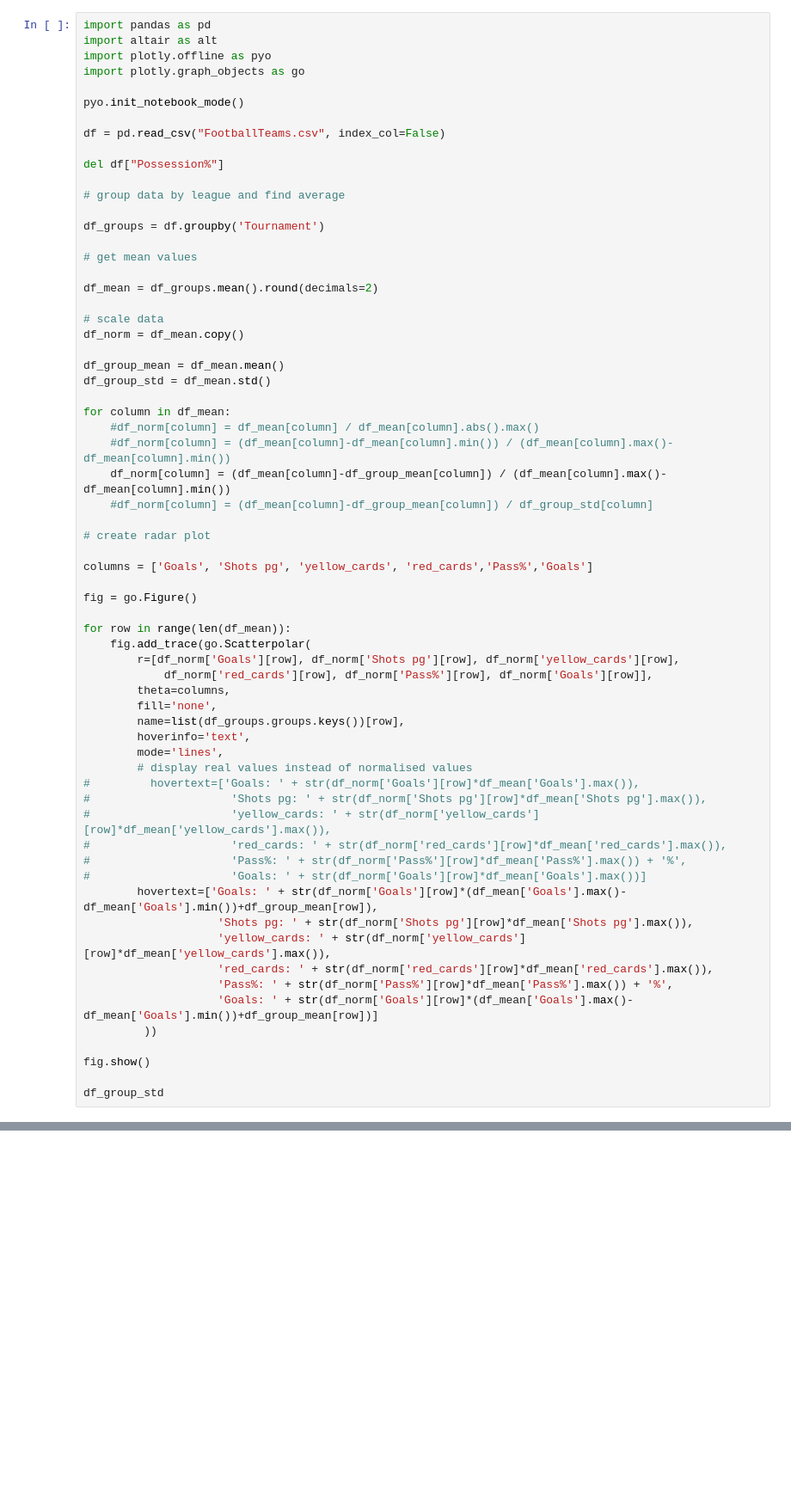
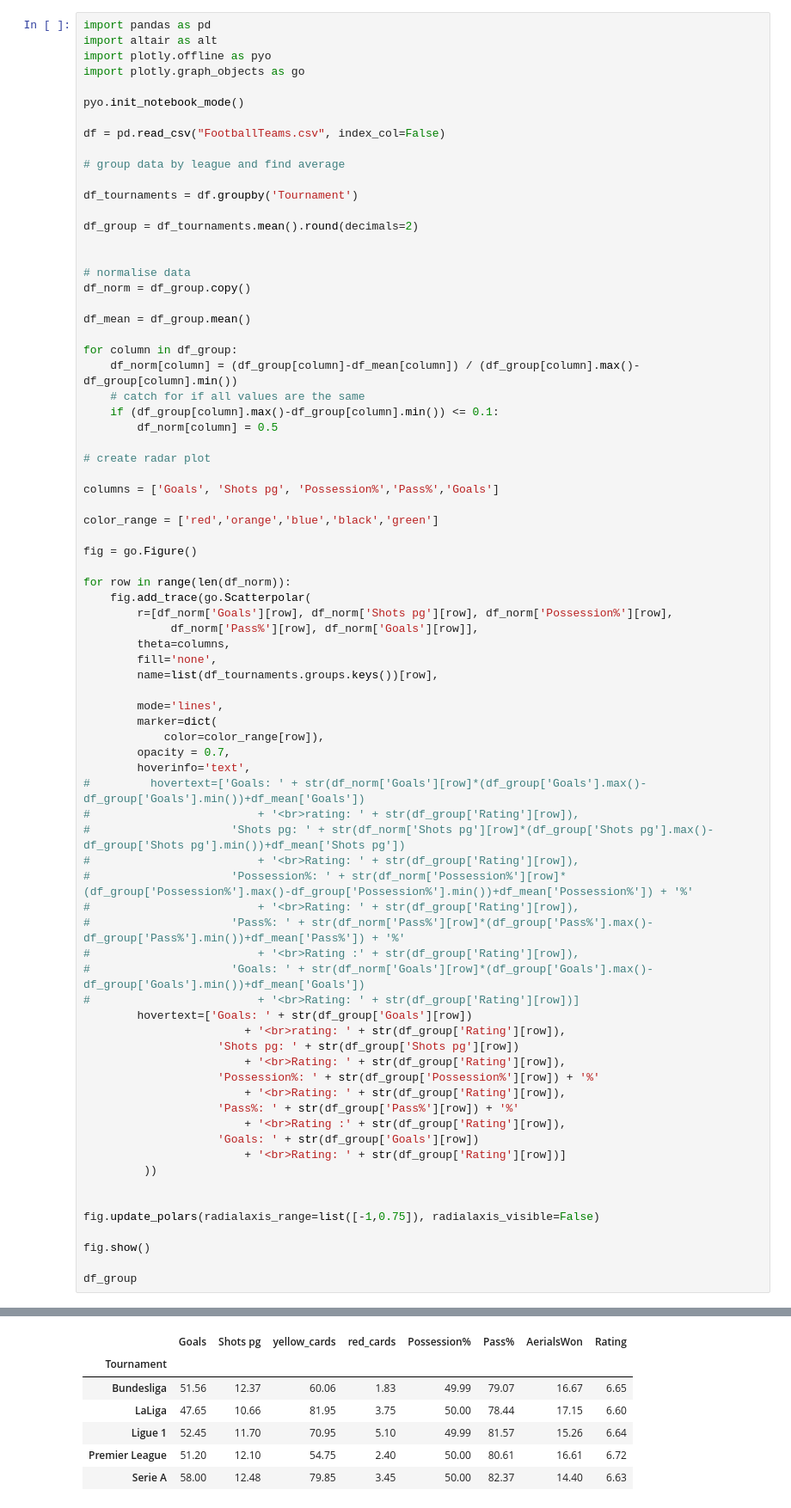
Before and after one commit to iain247/InfoVisProject, a Jupyter notebook: InfoVisProject.ipynb, the cells around one changed output, grey strips where cells are left out. Shown at 86% size. Drawn from its saved outputs; the diff is of its cells as text; blank space fills up the shorter version.

```diff
--- a/InfoVisProject.ipynb
+++ b/InfoVisProject.ipynb
@@ -69,61 +69,73 @@ pyo.init_notebook_mode()
 
 df = pd.read_csv("FootballTeams.csv", index_col=False)
 
-del df["Possession%"]
-
 # group data by league and find average
 
-df_groups = df.groupby('Tournament')
+df_tournaments = df.groupby('Tournament')
 
-# get mean values
+df_group = df_tournaments.mean().round(decimals=2)
 
-df_mean = df_groups.mean().round(decimals=2)
 
-# scale data
-df_norm = df_mean.copy()
+# normalise data
+df_norm = df_group.copy()
 
-df_group_mean = df_mean.mean()
-df_group_std = df_mean.std()
+df_mean = df_group.mean()
 
-for column in df_mean:
-    #df_norm[column] = df_mean[column] / df_mean[column].abs().max()
-    #df_norm[column] = (df_mean[column]-df_mean[column].min()) / (df_mean[column].max()-df_mean[column].min())
-    df_norm[column] = (df_mean[column]-df_group_mean[column]) / (df_mean[column].max()-df_mean[column].min())
-    #df_norm[column] = (df_mean[column]-df_group_mean[column]) / df_group_std[column]
+for column in df_group:
+    df_norm[column] = (df_group[column]-df_mean[column]) / (df_group[column].max()-df_group[column].min())
+    # catch for if all values are the same
+    if (df_group[column].max()-df_group[column].min()) <= 0.1:
+        df_norm[column] = 0.5
 
 # create radar plot
 
-columns = ['Goals', 'Shots pg', 'yellow_cards', 'red_cards','Pass%','Goals']
+columns = ['Goals', 'Shots pg', 'Possession%','Pass%','Goals']
+
+color_range = ['red','orange','blue','black','green']
 
 fig = go.Figure()
 
-for row in range(len(df_mean)):
+for row in range(len(df_norm)):
     fig.add_trace(go.Scatterpolar(
-        r=[df_norm['Goals'][row], df_norm['Shots pg'][row], df_norm['yellow_cards'][row],
-            df_norm['red_cards'][row], df_norm['Pass%'][row], df_norm['Goals'][row]],
+        r=[df_norm['Goals'][row], df_norm['Shots pg'][row], df_norm['Possession%'][row],
+             df_norm['Pass%'][row], df_norm['Goals'][row]],
         theta=columns,
         fill='none',
-        name=list(df_groups.groups.keys())[row],
+        name=list(df_tournaments.groups.keys())[row],
+
+        mode='lines',
+        marker=dict(
+            color=color_range[row]),
+        opacity = 0.7,
         hoverinfo='text',
-        mode='lines',
-        # display real values instead of normalised values
-#         hovertext=['Goals: ' + str(df_norm['Goals'][row]*df_mean['Goals'].max()),
-#                     'Shots pg: ' + str(df_norm['Shots pg'][row]*df_mean['Shots pg'].max()),
-#                     'yellow_cards: ' + str(df_norm['yellow_cards'][row]*df_mean['yellow_cards'].max()),
-#                     'red_cards: ' + str(df_norm['red_cards'][row]*df_mean['red_cards'].max()),
-#                     'Pass%: ' + str(df_norm['Pass%'][row]*df_mean['Pass%'].max()) + '%',
-#                     'Goals: ' + str(df_norm['Goals'][row]*df_mean['Goals'].max())]
-        hovertext=['Goals: ' + str(df_norm['Goals'][row]*(df_mean['Goals'].max()-df_mean['Goals'].min())+df_group_mean[row]),
-                    'Shots pg: ' + str(df_norm['Shots pg'][row]*df_mean['Shots pg'].max()),
-                    'yellow_cards: ' + str(df_norm['yellow_cards'][row]*df_mean['yellow_cards'].max()),
-                    'red_cards: ' + str(df_norm['red_cards'][row]*df_mean['red_cards'].max()),
-                    'Pass%: ' + str(df_norm['Pass%'][row]*df_mean['Pass%'].max()) + '%',
-                    'Goals: ' + str(df_norm['Goals'][row]*(df_mean['Goals'].max()-df_mean['Goals'].min())+df_group_mean[row])]
+#         hovertext=['Goals: ' + str(df_norm['Goals'][row]*(df_group['Goals'].max()-df_group['Goals'].min())+df_mean['Goals'])
+#                         + '<br>rating: ' + str(df_group['Rating'][row]),
+#                     'Shots pg: ' + str(df_norm['Shots pg'][row]*(df_group['Shots pg'].max()-df_group['Shots pg'].min())+df_mean['Shots pg'])
+#                         + '<br>Rating: ' + str(df_group['Rating'][row]),
+#                     'Possession%: ' + str(df_norm['Possession%'][row]*(df_group['Possession%'].max()-df_group['Possession%'].min())+df_mean['Possession%']) + '%'
+#                         + '<br>Rating: ' + str(df_group['Rating'][row]),
+#                     'Pass%: ' + str(df_norm['Pass%'][row]*(df_group['Pass%'].max()-df_group['Pass%'].min())+df_mean['Pass%']) + '%'
+#                         + '<br>Rating :' + str(df_group['Rating'][row]),
+#                     'Goals: ' + str(df_norm['Goals'][row]*(df_group['Goals'].max()-df_group['Goals'].min())+df_mean['Goals'])
+#                         + '<br>Rating: ' + str(df_group['Rating'][row])]
+        hovertext=['Goals: ' + str(df_group['Goals'][row])
+                        + '<br>rating: ' + str(df_group['Rating'][row]),
+                    'Shots pg: ' + str(df_group['Shots pg'][row])
+                        + '<br>Rating: ' + str(df_group['Rating'][row]),
+                    'Possession%: ' + str(df_group['Possession%'][row]) + '%'
+                        + '<br>Rating: ' + str(df_group['Rating'][row]),
+                    'Pass%: ' + str(df_group['Pass%'][row]) + '%'
+                        + '<br>Rating :' + str(df_group['Rating'][row]),
+                    'Goals: ' + str(df_group['Goals'][row])
+                        + '<br>Rating: ' + str(df_group['Rating'][row])]
          ))
+
+
+fig.update_polars(radialaxis_range=list([-1,0.75]), radialaxis_visible=False)
 
 fig.show()
 
-df_group_std
+df_group
 # %% [output]
 [interactive output not drawn]
 [interactive output not drawn]
@@ -137,0 +142,7 @@ dtype: float64
+|  | Goals | Shots pg | yellow_cards | red_cards | Possession% | Pass% | AerialsWon | Rating |
+| Tournament |  |  |  |  |  |  |  |  |
+| Bundesliga | 51.56 | 12.37 | 60.06 | 1.83 | 49.99 | 79.07 | 16.67 | 6.65 |
+| LaLiga | 47.65 | 10.66 | 81.95 | 3.75 | 50.00 | 78.44 | 17.15 | 6.60 |
+| Ligue 1 | 52.45 | 11.70 | 70.95 | 5.10 | 49.99 | 81.57 | 15.26 | 6.64 |
+| Premier League | 51.20 | 12.10 | 54.75 | 2.40 | 50.00 | 80.61 | 16.61 | 6.72 |
+| Serie A | 58.00 | 12.48 | 79.85 | 3.45 | 50.00 | 82.37 | 14.40 | 6.63 |
```
Also changed, not shown: parts of 7 cells of this notebook.
